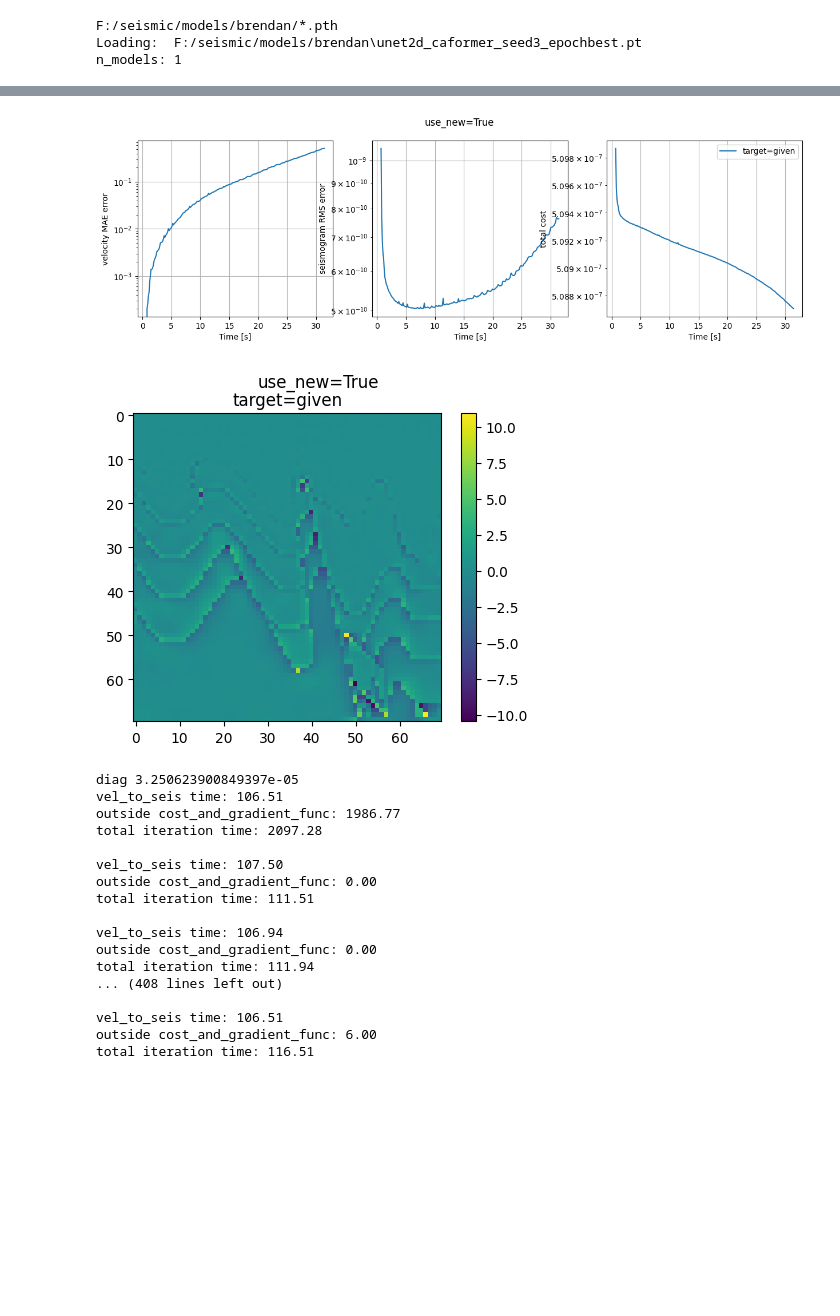
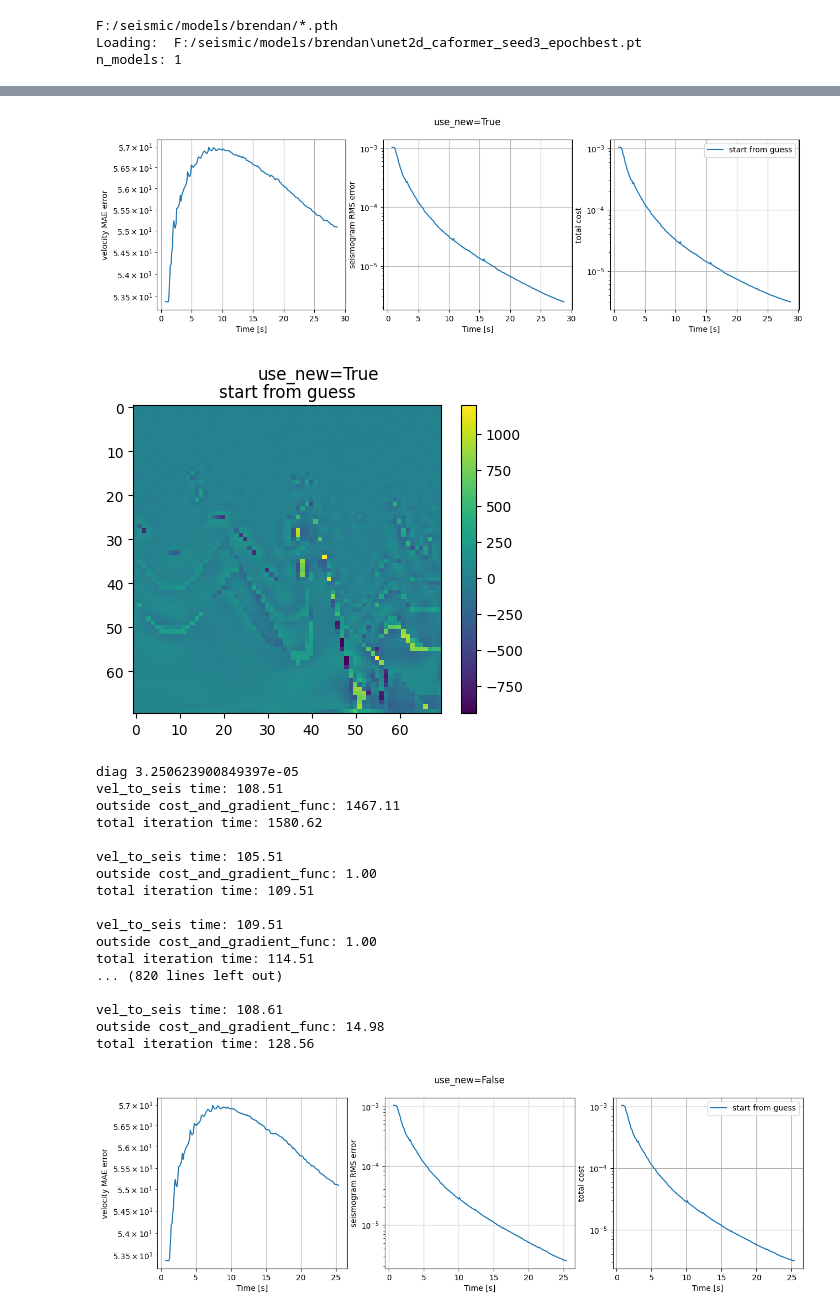
Before and after one commit to jcottaar/seismic, a Jupyter notebook: analysis/test_new_lbfgs.ipynb, the cells around one changed output, grey strips where cells are left out. Cells and saved outputs as stored; diff of their text form; code cells hidden in the pictures; blank space fills up the shorter version.

```diff
--- a/analysis/test_new_lbfgs.ipynb
+++ b/analysis/test_new_lbfgs.ipynb
@@ -33,7 +33,7 @@ importlib.reload(seis_invert)
 importlib.reload(seis_forward)
 importlib.reload(seis_model)
 importlib.reload(seis_numerics)
-kgs.profiling=False
+kgs.profiling=True
 seis_invert.profiling=True
 kgs.debugging_mode = 0
 seis_forward2.profiling=False
@@ -44,7 +44,7 @@ model = seis_model.model_TV2D()
 model.show_convergence = True
 model.iter_list = [200]
 
-do_which_list = [False,True,False]
+do_which_list = [False,False,True]
 
 def param_func(model,value):
     model.use_new_bfgs=value
@@ -54,7 +54,7 @@ param_values = [True,False]
 param_name = "use_new"
 
 
-for d in data[500:502]:
+for d in data[500:501]:
     results = seis_diagnostics.do_diagnostics_run(d, model, do_which_list, param_func, param_values, param_name, help_fac=0.)
 # %% [output]
 [figure]
@@ -78,19 +78,20 @@ total iteration time: 201.02
-[figure, old version]
+[figure, new version]
-[figure, old version]
+[figure, new version]
 diag 3.250623900849397e-05
-vel_to_seis time: 106.51
-outside cost_and_gradient_func: 1986.77
-total iteration time: 2097.28
+vel_to_seis time: 108.51
+outside cost_and_gradient_func: 1467.11
+total iteration time: 1580.62
 
-vel_to_seis time: 107.50
-outside cost_and_gradient_func: 0.00
-total iteration time: 111.51
+vel_to_seis time: 105.51
+outside cost_and_gradient_func: 1.00
+total iteration time: 109.51
 
-vel_to_seis time: 106.94
-outside cost_and_gradient_func: 0.00
-total iteration time: 111.94
-... (408 lines left out)
+vel_to_seis time: 109.51
+outside cost_and_gradient_func: 1.00
+total iteration time: 114.51
+... (820 lines left out)
 
-vel_to_seis time: 106.51
-outside cost_and_gradient_func: 6.00
-total iteration time: 116.51
+vel_to_seis time: 108.61
+outside cost_and_gradient_func: 14.98
+total iteration time: 128.56
+[figure, added]
```
Also changed, not shown: parts of 2 cells of this notebook, 1 other file.
